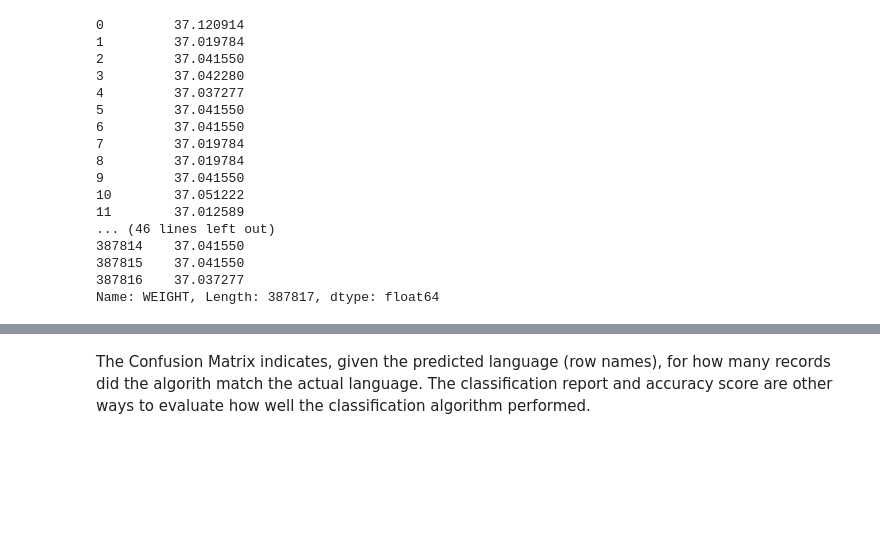
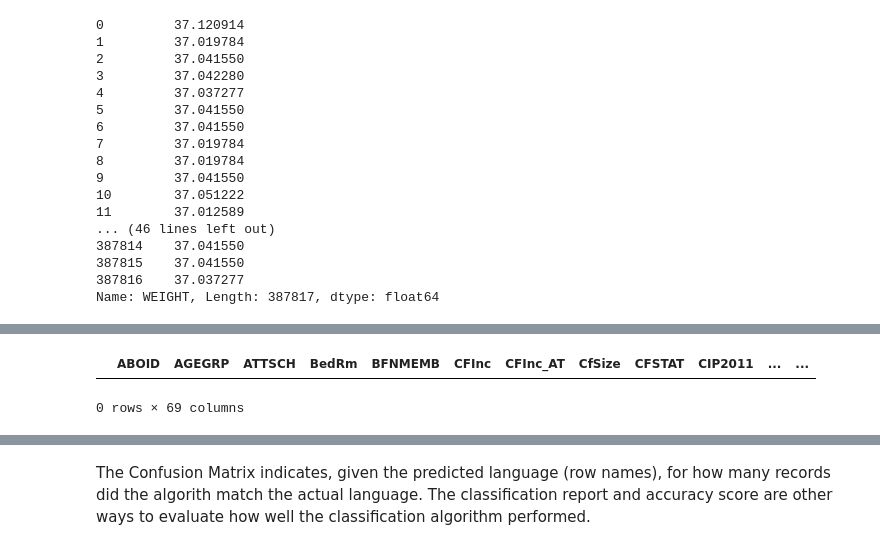
Before and after one commit to Kiefer-Co/4710-L-Plus, a Jupyter notebook: notebooks/Naive Bayesian.ipynb, the cells around one changed output, grey strips where cells are left out. Drawn from its saved outputs; the diff is of its cells as text; code cells hidden in the pictures; blank space fills up the shorter version.

```diff
--- a/notebooks/Naive Bayesian.ipynb
+++ b/notebooks/Naive Bayesian.ipynb
@@ -8,14 +10,15 @@ fields = ['WEIGHT', 'ABOID', 'AGEGRP', 'ATTSCH', 'BedRm', 'BFNMEMB', 'CFInc',
        'HHInc_AT', 'HHMRKINC', 'HHSIZE', 'HHTYPE',
        'HLANO', 'IMMCAT5', 'IMMSTAT',
        'LFACT', 'LICO', 'LICO_AT', 'LOC_ST_RES', 'LoLIMA', 'LoLIMB',
-       'LoMBM', 'LSTWRK', 'MarStH', 'MOB1', 'Mob5', 'MrkInc',
+       'LoMBM', 'LSTWRK', 'MarStH', 'MOB1', 'Mob5',
        'MTNNO', 'NOS', 'PKID0_1', 'PKID15_24', 'PKID2_5',
        'PKID25', 'PKID6_14', 'PKIDS', 'POB', 'POBF', 'POBM', 'PR', 'PR1',
        'PR5', 'PRIHM', 'REGIND', 'REPAIR', 'ROOMS', 'Sex', 'SHELCO',
-       'SSGRAD', 'Tenur', 'TotInc', 'TotInc_AT', 'VisMin', 'WRKACT']
+       'SSGRAD', 'Tenur', 'VisMin', 'WRKACT']
 
 dataset = pd.read_csv("pumf-2016-selected-features-No-MTEn-English.csv", usecols=fields)
 dataset.head()
+# removed market income (MrkInc, TotInc, TotInAT)
 # %% [output]
 |  | WEIGHT | ABOID | AGEGRP | ATTSCH | BedRm | BFNMEMB | CFInc | CFInc_AT | CfSize | CFSTAT | ... | ... |
 | 0 | 37.120914 | 6 | 15 | 1 | 2 | 0 | 16 | 15 | 2 | 1 | ... | ... |
@@ -211,6 +226,11 @@ classifier = GaussianNB(var_smoothing=0)
 # %%
 from sklearn.model_selection import train_test_split
 weights_train, weights_test, x_train, x_test, languageShift_train, languageShift_test = train_test_split(weights, x, languageShift)
+# %%
+x_train[(x_train < 0).any(1)]
+# %% [output]
+|  | ABOID | AGEGRP | ATTSCH | BedRm | BFNMEMB | CFInc | CFInc_AT | CfSize | CFSTAT | CIP2011 | ... | ... |
+0 rows × 69 columns
 # %%
 classifier.fit(x_train, languageShift_train, sample_weight=weights_train.tolist())
 # %% [output]
```
Also changed, not shown: parts of 13 cells of this notebook.
